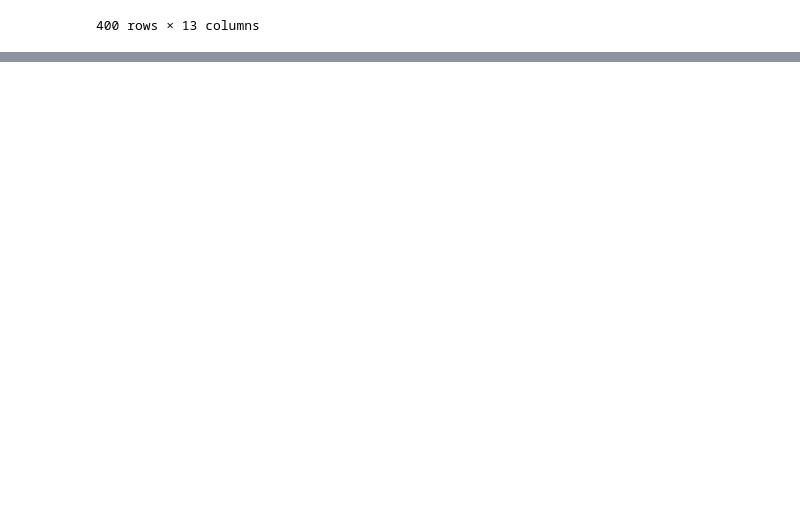
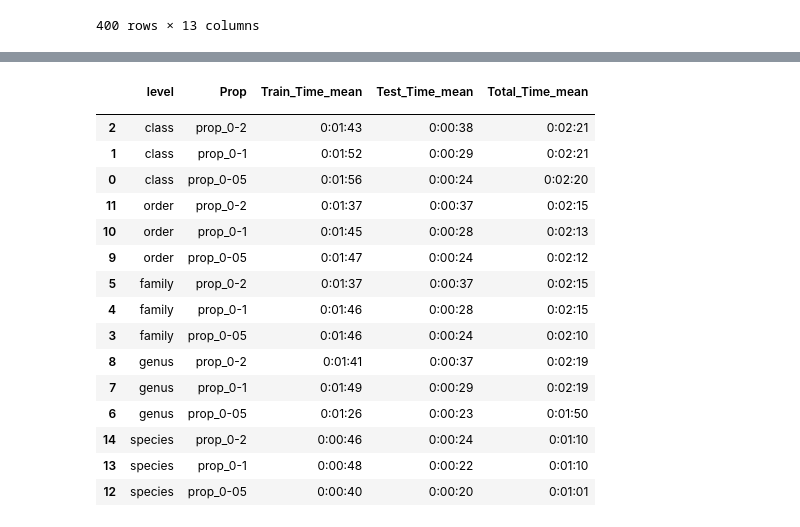
Before and after one commit to GSFrainer/taxonomy_classification, a Jupyter notebook: feature-classifier/times.ipynb, the cells around one changed output, grey strips where cells are left out. Saved outputs shown, nothing was run; the diff lists cells and outputs as text; code cells hidden in the pictures; blank space fills up the shorter version.

```diff
--- a/feature-classifier/times.ipynb
+++ b/feature-classifier/times.ipynb
@@ -121,0 +123,22 @@ times[
+# %%
+times["level"] = pd.Categorical(times["level"], ['class', 'order', 'family', 'genus', 'species'])
+times = times.sort_values(["level", "Prop"], ascending=[True, False])
+times
+# %% [output]
+|  | level | Prop | Train_Time_mean | Test_Time_mean | Total_Time_mean |
+|  |  |  |  |  |  |
+| 2 | class | prop_0-2 | 0:01:43 | 0:00:38 | 0:02:21 |
+| 1 | class | prop_0-1 | 0:01:52 | 0:00:29 | 0:02:21 |
+| 0 | class | prop_0-05 | 0:01:56 | 0:00:24 | 0:02:20 |
+| 11 | order | prop_0-2 | 0:01:37 | 0:00:37 | 0:02:15 |
+| 10 | order | prop_0-1 | 0:01:45 | 0:00:28 | 0:02:13 |
+| 9 | order | prop_0-05 | 0:01:47 | 0:00:24 | 0:02:12 |
+| 5 | family | prop_0-2 | 0:01:37 | 0:00:37 | 0:02:15 |
+| 4 | family | prop_0-1 | 0:01:46 | 0:00:28 | 0:02:15 |
+| 3 | family | prop_0-05 | 0:01:46 | 0:00:24 | 0:02:10 |
+| 8 | genus | prop_0-2 | 0:01:41 | 0:00:37 | 0:02:19 |
+| 7 | genus | prop_0-1 | 0:01:49 | 0:00:29 | 0:02:19 |
+| 6 | genus | prop_0-05 | 0:01:26 | 0:00:23 | 0:01:50 |
+| 14 | species | prop_0-2 | 0:00:46 | 0:00:24 | 0:01:10 |
+| 13 | species | prop_0-1 | 0:00:48 | 0:00:22 | 0:01:10 |
+| 12 | species | prop_0-05 | 0:00:40 | 0:00:20 | 0:01:01 |
```
Also changed, not shown: parts of 2 cells of this notebook, 9 other files.
